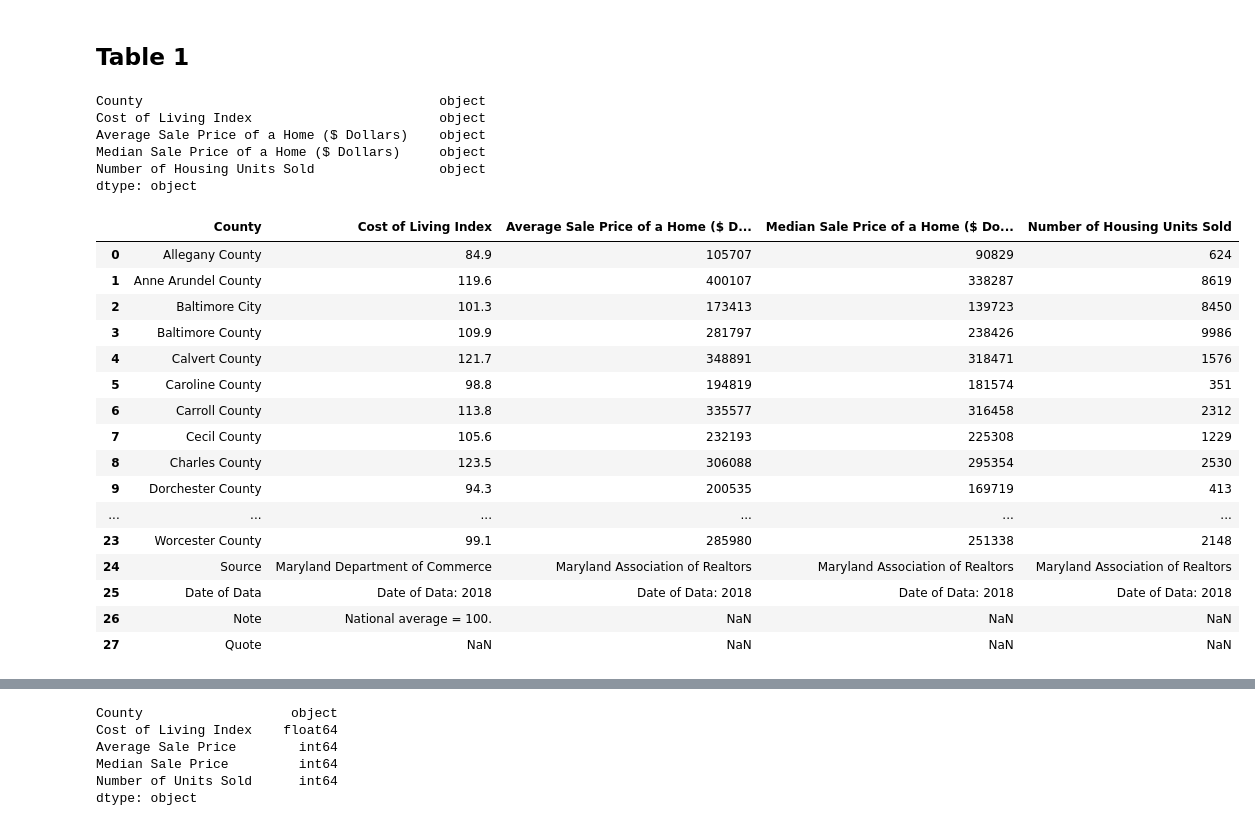
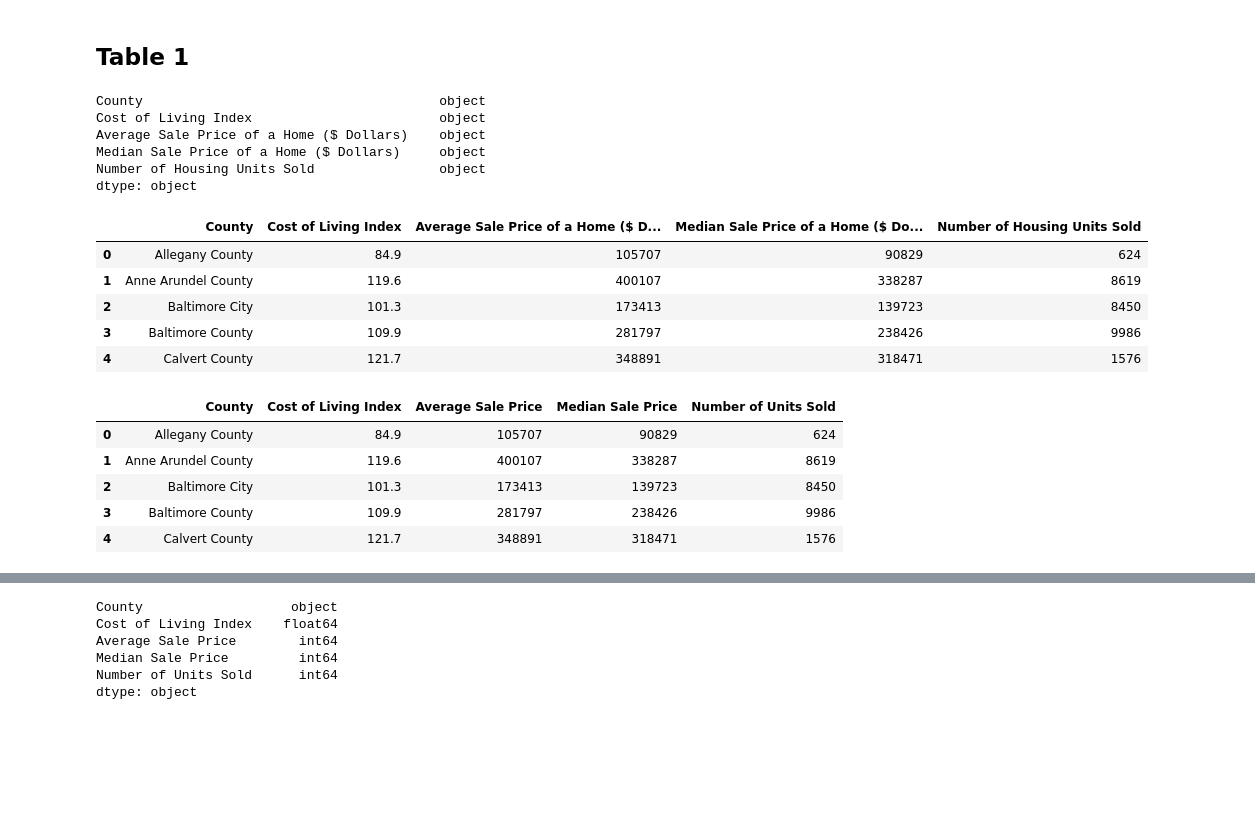
Before and after one commit to mgammi/Personal-Projects, a Jupyter notebook: MachineLearning/Health.ipynb, the cells around one changed output, grey strips where cells are left out. Saved outputs shown, nothing was run; the diff lists cells and outputs as text; code cells hidden in the pictures; blank space fills up the shorter version.

```diff
--- a/MachineLearning/Health.ipynb
+++ b/MachineLearning/Health.ipynb
@@ -21,34 +23,22 @@ from sklearn.metrics import mean_squared_error
 # %%
 table1 = pd.read_csv("QualityOfLife.csv") # reading csv into variable
 print(table1.dtypes)                      # what are the types of each of the columns?
-table1                                    # lets get a visual of the table to see the
-                                            # formatting and layout.
+table1.head()                             # lets get a visual of the table
 # %% [output]
 County                                      object
 Cost of Living Index                        object
 Average Sale Price of a Home ($ Dollars)    object
 Median Sale Price of a Home ($ Dollars)     object
 Number of Housing Units Sold                object
 dtype: object
 |  | County | Cost of Living Index | Average Sale Price of a Home ($ D... | Median Sale Price of a Home ($ Do... | Number of Housing Units Sold |
 | 0 | Allegany County | 84.9 | 105707 | 90829 | 624 |
 | 1 | Anne Arundel County | 119.6 | 400107 | 338287 | 8619 |
 | 2 | Baltimore City | 101.3 | 173413 | 139723 | 8450 |
 | 3 | Baltimore County | 109.9 | 281797 | 238426 | 9986 |
 | 4 | Calvert County | 121.7 | 348891 | 318471 | 1576 |
-| 5 | Caroline County | 98.8 | 194819 | 181574 | 351 |
-| 6 | Carroll County | 113.8 | 335577 | 316458 | 2312 |
-| 7 | Cecil County | 105.6 | 232193 | 225308 | 1229 |
-| 8 | Charles County | 123.5 | 306088 | 295354 | 2530 |
-| 9 | Dorchester County | 94.3 | 200535 | 169719 | 413 |
-| ... | ... | ... | ... | ... | ... |
-| 23 | Worcester County | 99.1 | 285980 | 251338 | 2148 |
-| 24 | Source | Maryland Department of Commerce | Maryland Association of Realtors | Maryland Association of Realtors | Maryland Association of Realtors |
-| 25 | Date of Data | Date of Data: 2018 | Date of Data: 2018 | Date of Data: 2018 | Date of Data: 2018 |
-| 26 | Note | National average = 100. | NaN | NaN | NaN |
-| 27 | Quote | NaN | NaN | NaN | NaN |
 # %%
-# the names of the columns are a long and redundant, so lets change them a little
+# the names of the columns are long and redundant, so lets change them
 table1 = table1.rename(columns = {'Average Sale Price of a Home ($ Dollars)': 'Average Sale Price',
                                     'Median Sale Price of a Home ($ Dollars)' : 'Median Sale Price',
                                     'Number of Housing Units Sold' : 'Number of Units Sold'})
@@ -56,5 +46,14 @@ table1 = table1.rename(columns = {'Average Sale Price of a Home ($ Dollars)': 'A
 # "housing" doesnt need to be in the column headers in my opinion because the subject of the
 # columns is inferred by the table name and research topic
 
-# now we're going to drop rows 24-27 because they dont store data
+# now we're going to drop rows 24-27 because they dont store numerical data (this woulc cause
+# problems later on when changubg types and performing analysis)
 table1 = table1.drop(index = [24,25, 26, 27])
+table1.head()
+# %% [output]
+|  | County | Cost of Living Index | Average Sale Price | Median Sale Price | Number of Units Sold |
+| 0 | Allegany County | 84.9 | 105707 | 90829 | 624 |
+| 1 | Anne Arundel County | 119.6 | 400107 | 338287 | 8619 |
+| 2 | Baltimore City | 101.3 | 173413 | 139723 | 8450 |
+| 3 | Baltimore County | 109.9 | 281797 | 238426 | 9986 |
+| 4 | Calvert County | 121.7 | 348891 | 318471 | 1576 |
```
Also changed, not shown: parts of 22 cells of this notebook, 1 other file.
